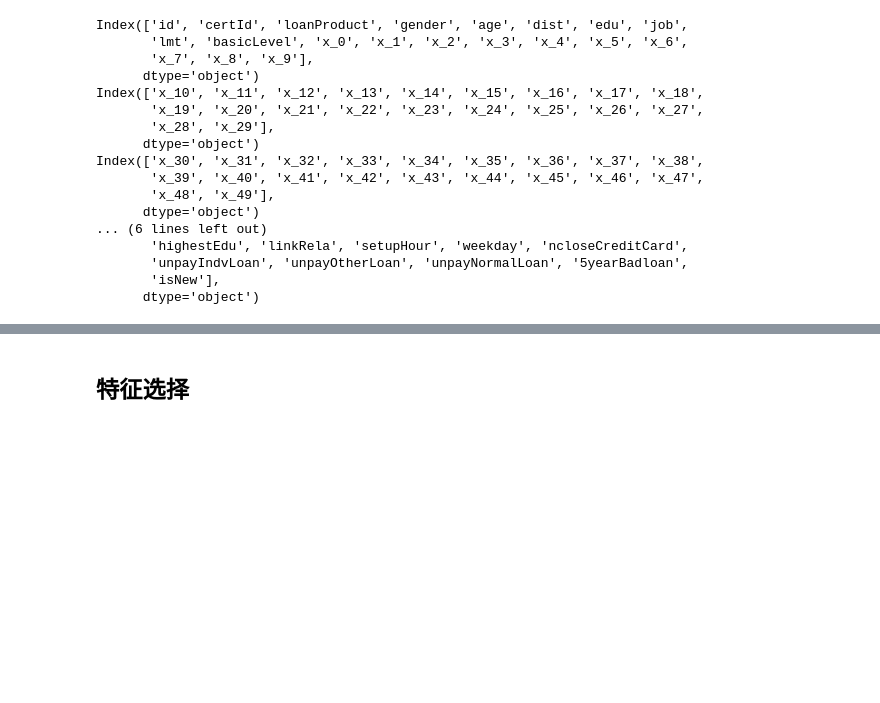
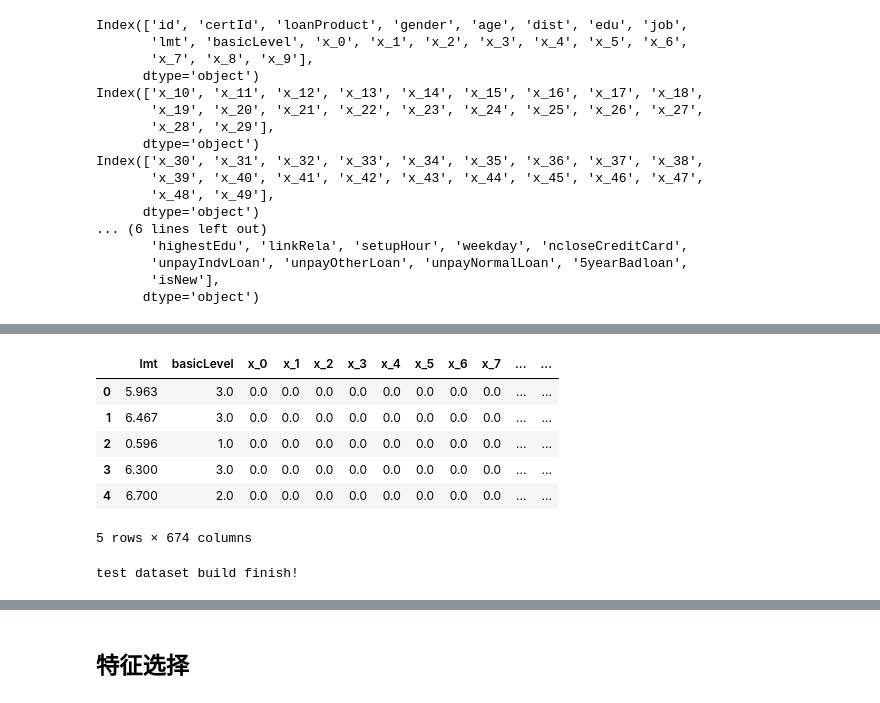
Before and after one commit to baiziru/Ooops, a Jupyter notebook: [Baseline]-Credit-analysis-Prediction-V1.0.1.ipynb, the cells around one changed output, grey strips where cells are left out. Cells and saved outputs as stored; diff of their text form; code cells hidden in the pictures; blank space fills up the shorter version.

```diff
--- a/[Baseline]-Credit-analysis-Prediction-V1.0.1.ipynb
+++ b/[Baseline]-Credit-analysis-Prediction-V1.0.1.ipynb
@@ -419,0 +419,16 @@ feature:
+# %%
+X,y  = transform_feature(data)
+# %%
+X.head()
+# %% [output]
+|  | lmt | basicLevel | x_0 | x_1 | x_2 | x_3 | x_4 | x_5 | x_6 | x_7 | ... | ... |
+| 0 | 5.963 | 3.0 | 0.0 | 0.0 | 0.0 | 0.0 | 0.0 | 0.0 | 0.0 | 0.0 | ... | ... |
+| 1 | 6.467 | 3.0 | 0.0 | 0.0 | 0.0 | 0.0 | 0.0 | 0.0 | 0.0 | 0.0 | ... | ... |
+| 2 | 0.596 | 1.0 | 0.0 | 0.0 | 0.0 | 0.0 | 0.0 | 0.0 | 0.0 | 0.0 | ... | ... |
+| 3 | 6.300 | 3.0 | 0.0 | 0.0 | 0.0 | 0.0 | 0.0 | 0.0 | 0.0 | 0.0 | ... | ... |
+| 4 | 6.700 | 2.0 | 0.0 | 0.0 | 0.0 | 0.0 | 0.0 | 0.0 | 0.0 | 0.0 | ... | ... |
+5 rows × 674 columns
+# %%
+X_submission = transform_feature(test_x,train=False)
+# %% [output]
+test dataset build finish!
```
Also changed, not shown: parts of 47 cells of this notebook.
